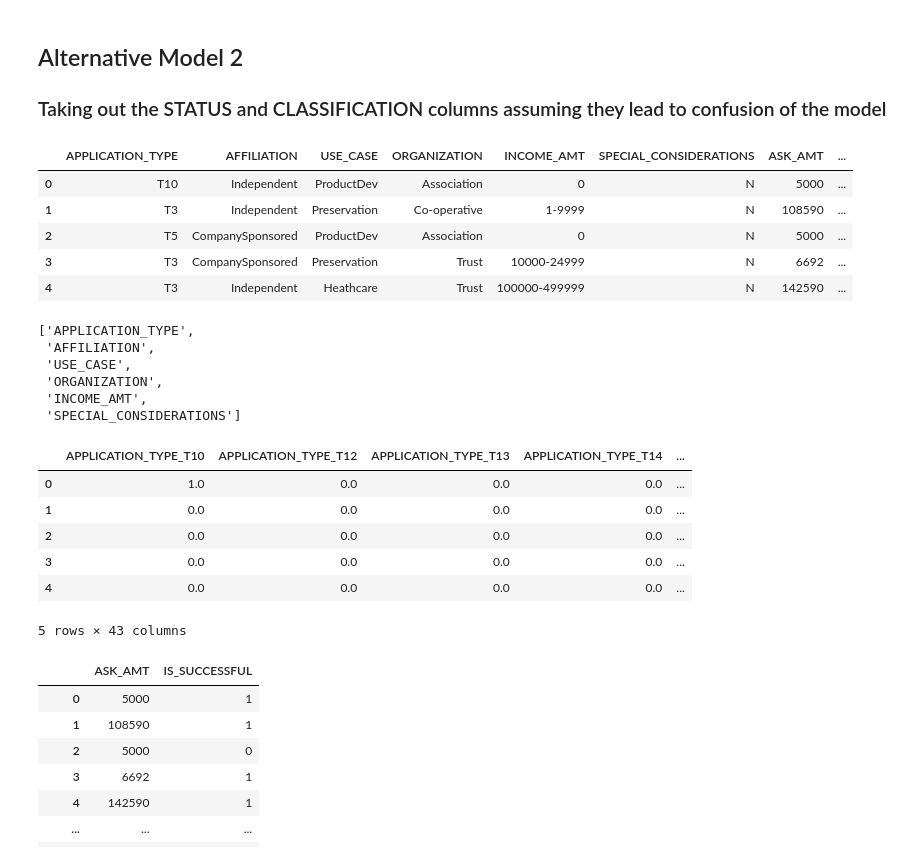
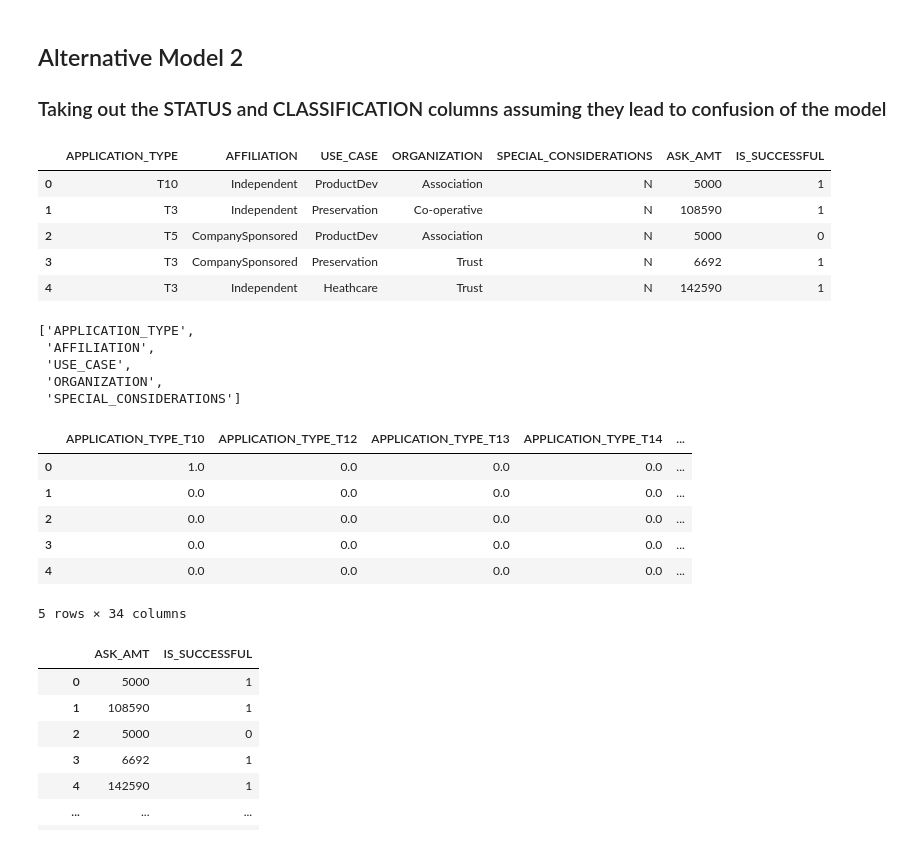
Before and after one commit to silvanoross/Predicting_Success, a Jupyter notebook: venture_funding_with_deep_learning.ipynb, the cells around one changed output. Cells and saved outputs as stored; diff of their text form; code cells hidden in the pictures.

```diff
--- a/venture_funding_with_deep_learning.ipynb
+++ b/venture_funding_with_deep_learning.ipynb
@@ -561,15 +525,15 @@ Epoch 50/50
 ### Taking out the STATUS and CLASSIFICATION columns assuming they lead to confusion of the model
 # %%
 # Alter the concatenated dataframe by taking out
-applicant_reduced_df = applicant_data_df.drop(columns=['STATUS', 'CLASSIFICATION'])
+applicant_reduced_df = applicant_data_df.drop(columns=['STATUS', 'CLASSIFICATION', 'INCOME_AMT'])
 applicant_reduced_df.head()
 # %% [output]
-|  | APPLICATION_TYPE | AFFILIATION | USE_CASE | ORGANIZATION | INCOME_AMT | SPECIAL_CONSIDERATIONS | ASK_AMT | ... |
-| 0 | T10 | Independent | ProductDev | Association | 0 | N | 5000 | ... |
-| 1 | T3 | Independent | Preservation | Co-operative | 1-9999 | N | 108590 | ... |
-| 2 | T5 | CompanySponsored | ProductDev | Association | 0 | N | 5000 | ... |
-| 3 | T3 | CompanySponsored | Preservation | Trust | 10000-24999 | N | 6692 | ... |
-| 4 | T3 | Independent | Heathcare | Trust | 100000-499999 | N | 142590 | ... |
+|  | APPLICATION_TYPE | AFFILIATION | USE_CASE | ORGANIZATION | SPECIAL_CONSIDERATIONS | ASK_AMT | IS_SUCCESSFUL |
+| 0 | T10 | Independent | ProductDev | Association | N | 5000 | 1 |
+| 1 | T3 | Independent | Preservation | Co-operative | N | 108590 | 1 |
+| 2 | T5 | CompanySponsored | ProductDev | Association | N | 5000 | 0 |
+| 3 | T3 | CompanySponsored | Preservation | Trust | N | 6692 | 1 |
+| 4 | T3 | Independent | Heathcare | Trust | N | 142590 | 1 |
 # %%
 # Create reduced categorical variables
 categorical_reduced = list(applicant_reduced_df.dtypes[applicant_reduced_df.dtypes == 'object'].index)
@@ -579,7 +543,6 @@ categorical_reduced
  'AFFILIATION',
  'USE_CASE',
  'ORGANIZATION',
- 'INCOME_AMT',
  'SPECIAL_CONSIDERATIONS']
 # %%
 # Use OneHotEncoder to encode this reduced dataframe
@@ -601,6 +564,6 @@ encoded_reduced_df[:5]
 | 2 | 0.0 | 0.0 | 0.0 | 0.0 | ... |
 | 3 | 0.0 | 0.0 | 0.0 | 0.0 | ... |
 | 4 | 0.0 | 0.0 | 0.0 | 0.0 | ... |
-5 rows × 43 columns
+5 rows × 34 columns
 # %%
 # Reduce numerical variables
```
Also changed, not shown: parts of 22 cells of this notebook, 10 other files.
